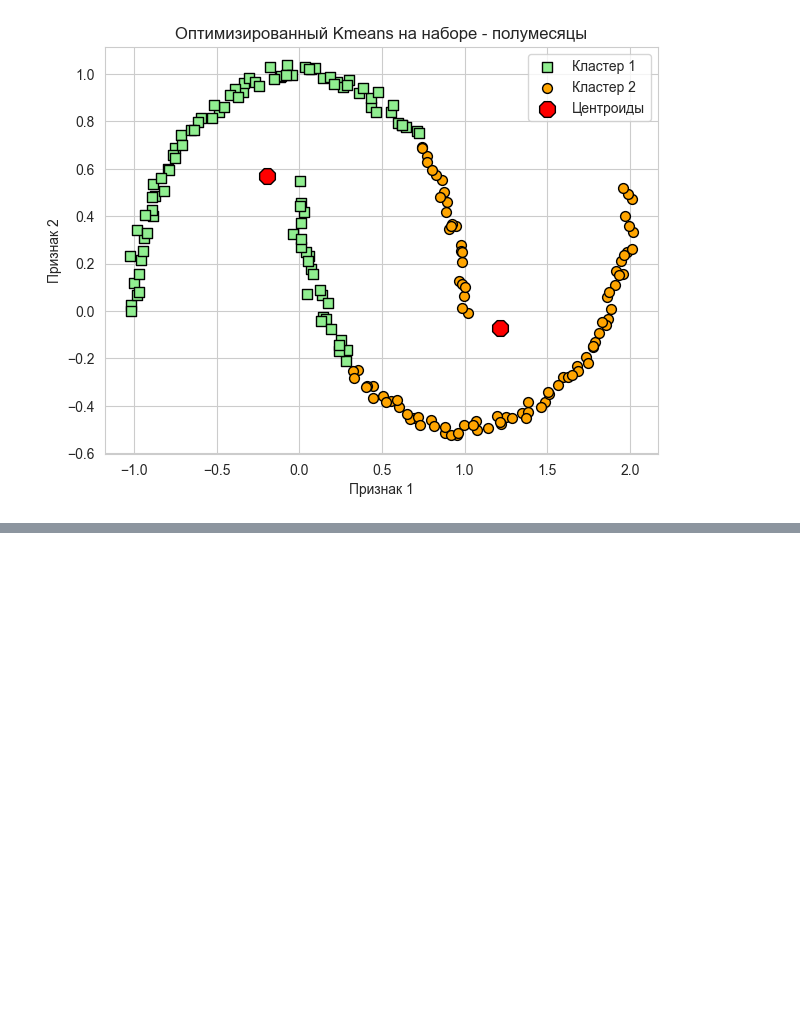
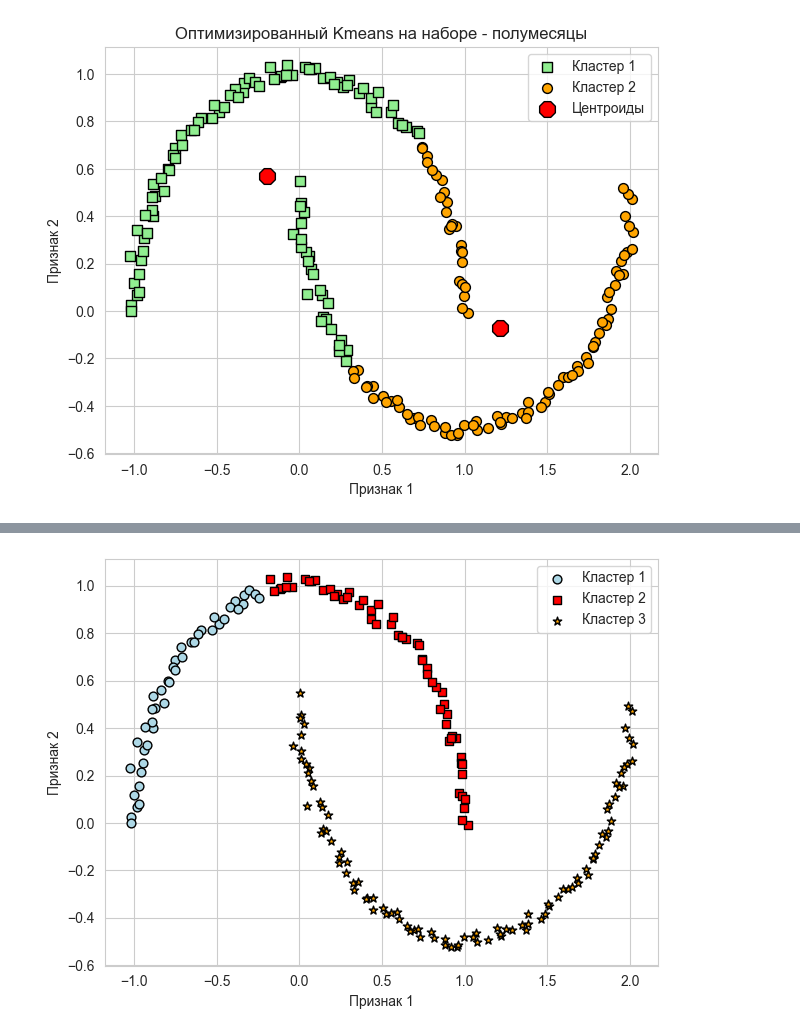
Before and after one commit to Safuanov888/Unsupervised_learning_VUZ, a Jupyter notebook: Models.ipynb, the cells around one changed output, grey strips where cells are left out. Saved outputs shown, nothing was run; the diff lists cells and outputs as text; code cells hidden in the pictures; blank space fills up the shorter version.

```diff
--- a/Models.ipynb
+++ b/Models.ipynb
@@ -333,0 +368,20 @@ plt.title('Оптимизированный Kmeans на наборе - полу
+# %%
+plt.scatter(X1[preds == 0, 0], X1[preds == 0, 1],
+            c='lightblue', marker='o', s=40,
+            edgecolor='black',
+            label='Кластер 1')
+plt.scatter(X1[preds == 1, 0], X1[preds == 1, 1],
+            c='red', marker='s', s=40,
+            edgecolor='black',
+            label='Кластер 2')
+plt.scatter(X1[preds == 2, 0], X1[preds == 2, 1],
+            c='orange', marker='*', s=40,
+            edgecolor='black',
+            label='Кластер 3')
+
+plt.xlabel('Признак 1')
+plt.ylabel('Признак 2')
+plt.legend()
+plt.tight_layout()
+# %% [output]
+[figure, added]
```
Also changed, not shown: parts of 5 cells of this notebook.
